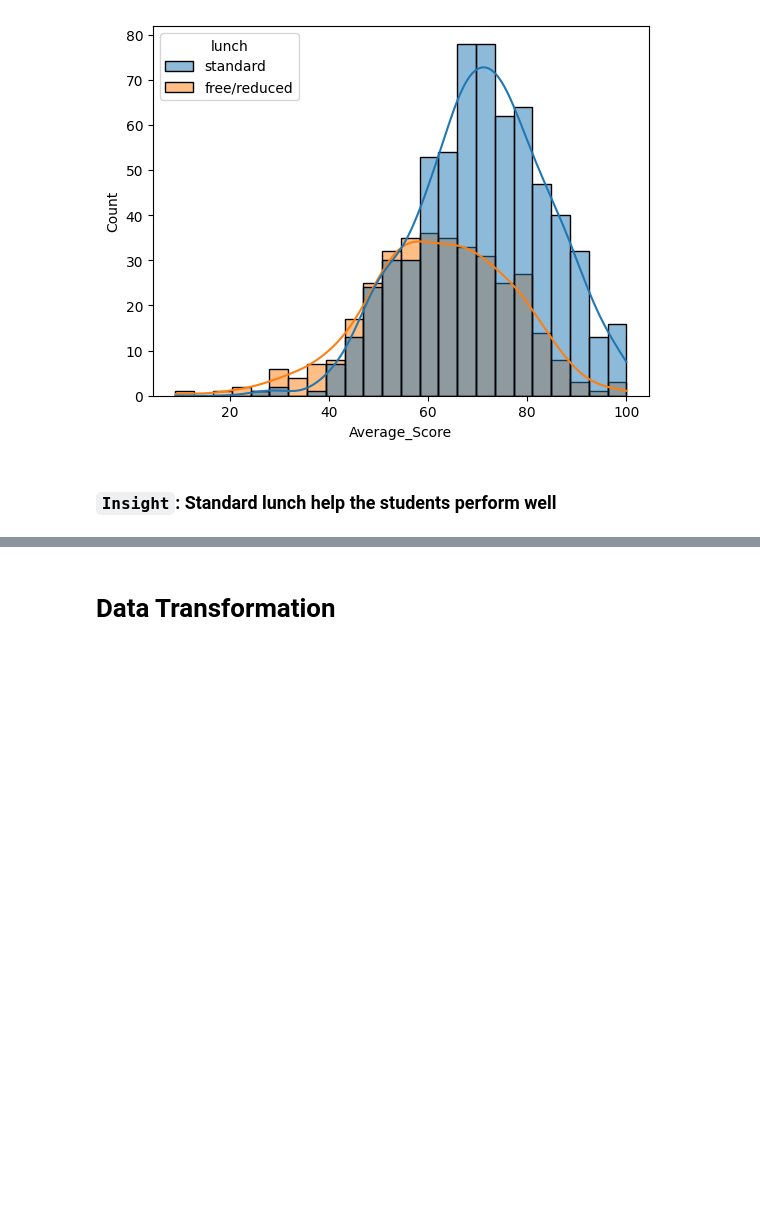
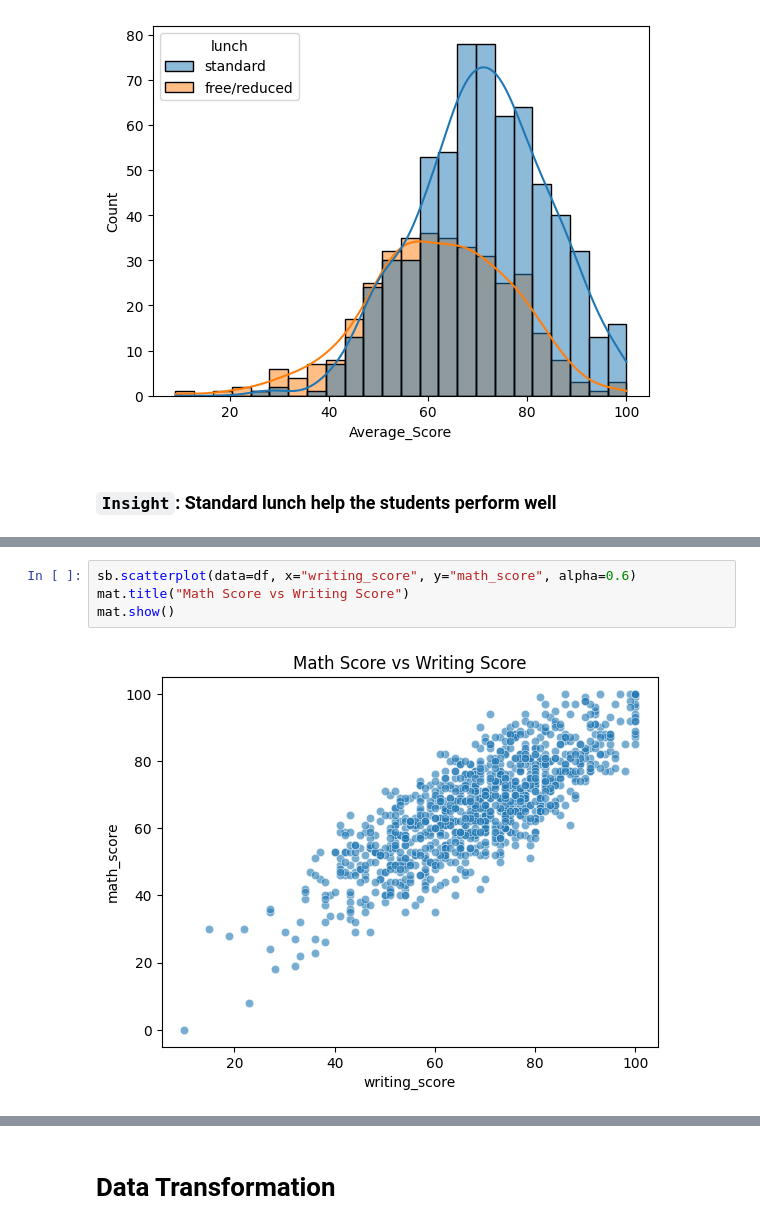
Before and after one commit to Shachi12Shukla/Student-Score-, a Jupyter notebook: app.ipynb, the cells around one changed output, grey strips where cells are left out. Saved outputs shown, nothing was run; the diff lists cells and outputs as text; blank space fills up the shorter version.

```diff
--- a/app.ipynb
+++ b/app.ipynb
@@ -166,0 +171,6 @@ sb.histplot(data = df , x = 'Average_Score' , kde = True , hue = 'lunch')
+# %%
+sb.scatterplot(data=df, x="writing_score", y="math_score", alpha=0.6)
+mat.title("Math Score vs Writing Score")
+mat.show()
+# %% [output]
+[figure, added]
```
Also changed, not shown: parts of 6 cells of this notebook, 5 other files.
